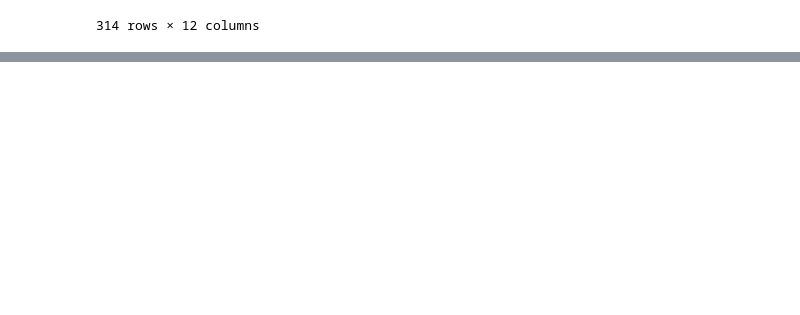
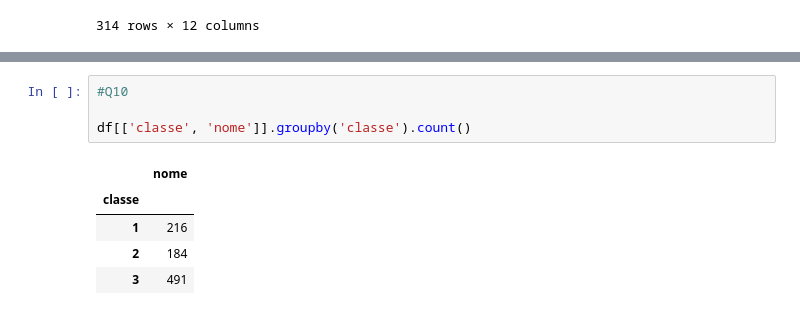
Before and after one commit to paulacca467/intro_python_verao_ime_2023, a Jupyter notebook: exercicios/exercicio02.ipynb, the cells around one changed output, grey strips where cells are left out. Drawn from its saved outputs; the diff is of its cells as text; blank space fills up the shorter version.

```diff
--- a/exercicios/exercicio02.ipynb
+++ b/exercicios/exercicio02.ipynb
@@ -106,0 +153,10 @@ criancas_cherbourg
+# %%
+#Q10
+
+df[['classe', 'nome']].groupby('classe').count()
+# %% [output]
+|  | nome |
+| classe |  |
+| 1 | 216 |
+| 2 | 184 |
+| 3 | 491 |
```
Also changed, not shown: parts of 8 cells of this notebook.
